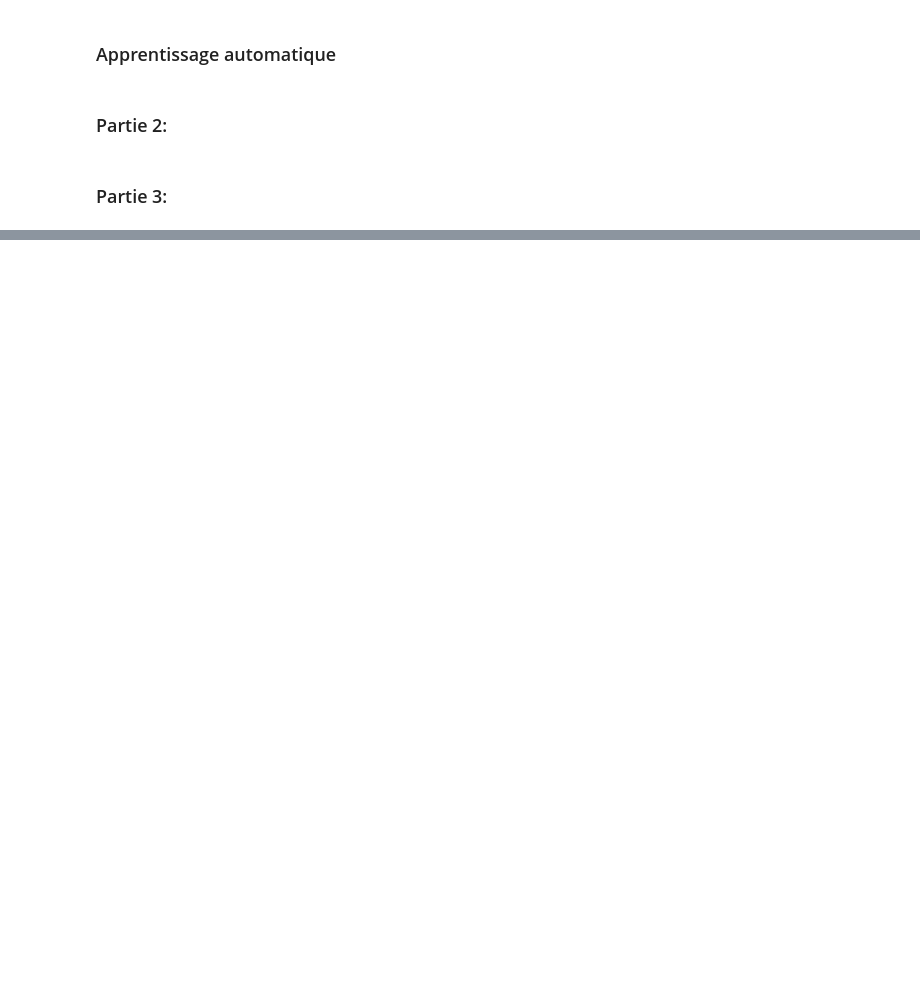
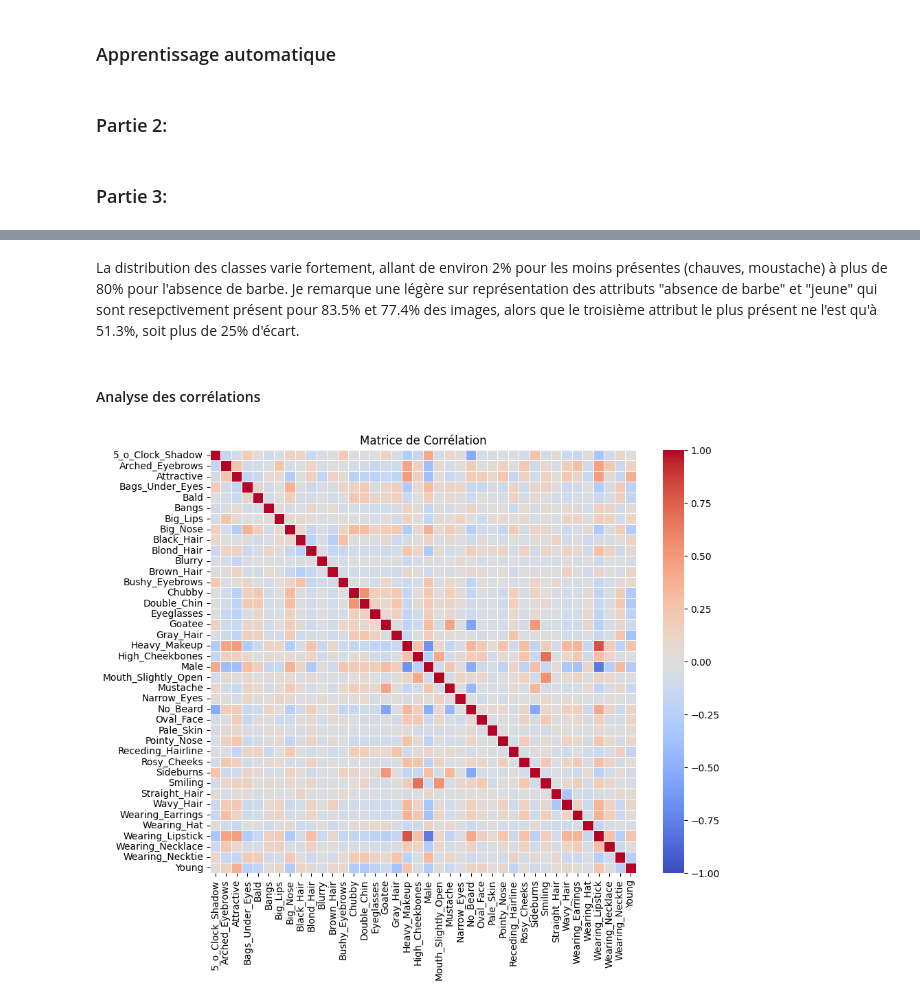
Before and after one commit to Nicolas2412/project-rexai, a Jupyter notebook: project.ipynb, the cells around one changed output, grey strips where cells are left out. Cells and saved outputs as stored; diff of their text form; code cells hidden in the pictures; blank space fills up the shorter version.

```diff
--- a/project.ipynb
+++ b/project.ipynb
@@ -130,0 +296,25 @@ Ratio de corrélation (Eta^2) : 0.11
+# %% [markdown]
+La distribution des classes varie fortement, allant de environ 2% pour les moins présentes (chauves, moustache) à plus de 80% pour l'absence de barbe. Je remarque une légère sur représentation des attributs "absence de barbe" et "jeune" qui sont resepctivement présent pour 83.5% et 77.4% des images, alors que le troisième attribut le plus présent ne l'est qu'à 51.3%, soit plus de 25% d'écart.
+# %% [markdown]
+#### Analyse des corrélations
+# %%
+# Calculer la matrice de corrélation
+# On utilise la méthode de Pearson par défaut
+corr = df_attr_numeric.corr()
+
+plt.figure(figsize=(10, 8))  # Ajuste la taille selon ton nombre de colonnes
+
+sns.heatmap(
+    corr,
+    annot=False,           # Affiche les scores de corrélation dans les cases
+    # Palette : bleu (négatif), blanc (neutre), rouge (positif)
+    cmap='coolwarm',
+    linewidths=0.5,       # Ajoute un petit filet entre les cases
+    center=0,             # Définit 0 comme le point central de la couleur
+    vmin=-1, vmax=1       # Force l'échelle entre -1 et 1
+)
+
+plt.title("Matrice de Corrélation")
+plt.show()
+# %% [output]
+[figure, added]
```
Also changed, not shown: parts of 49 cells of this notebook.
